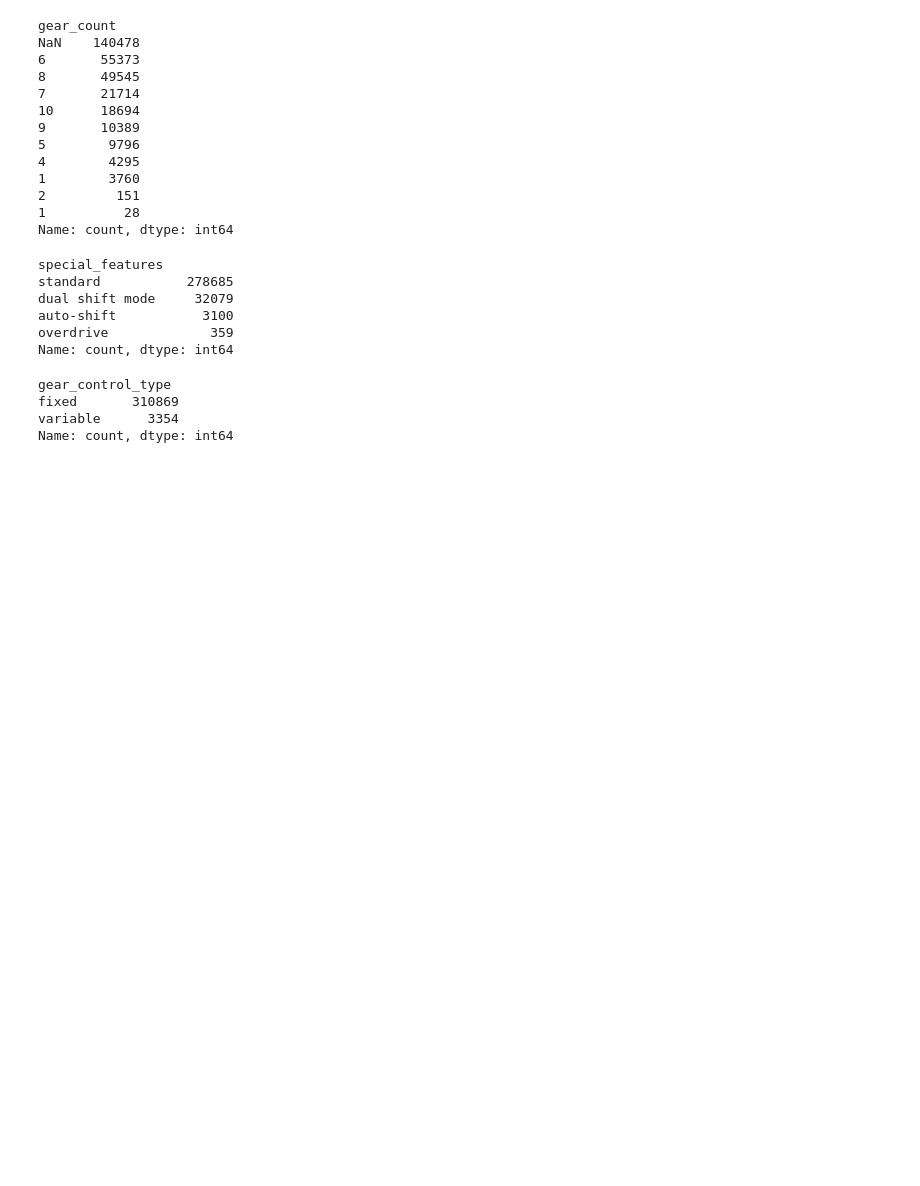
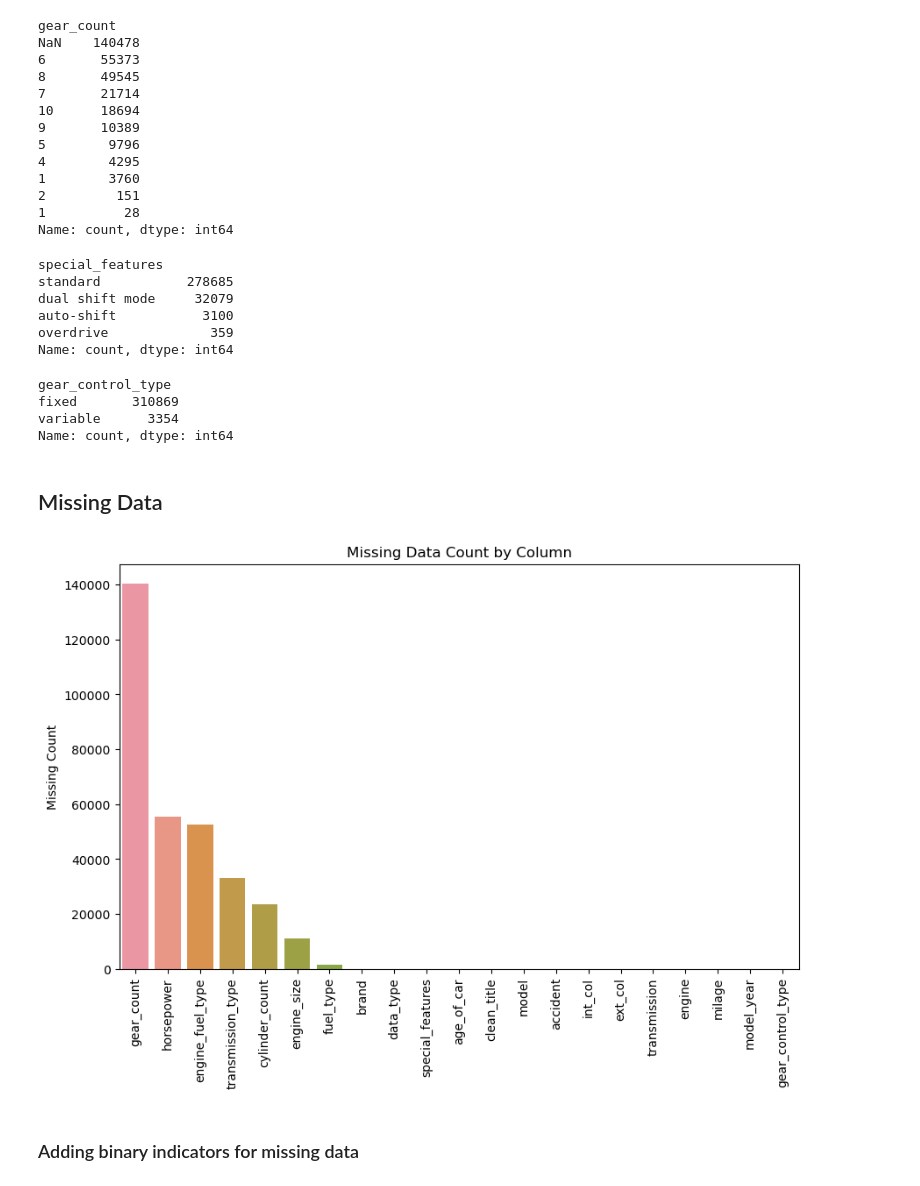
Before and after one commit to recepsenoglu/kaggle-used-car-price-regression, a Jupyter notebook: main.ipynb, the cells around one changed output. Saved outputs shown, nothing was run; the diff lists cells and outputs as text; code cells hidden in the pictures; blank space fills up the shorter version.

```diff
--- a/main.ipynb
+++ b/main.ipynb
@@ -59,6 +59,8 @@ Data columns (total 13 columns):
 dtypes: int64(4), object(9)
 memory usage: 18.7+ MB
 # %%
+df_train['data_type'] = 'train'
+df_test['data_type'] = 'test'
 df = pd.concat([df_train, df_test], axis=0)
 # %%
 df.drop(columns=['id'], inplace=True)
@@ -466,3 +431,17 @@ gear_control_type
 fixed       310869
 variable      3354
 Name: count, dtype: int64
+# %% [markdown]
+## Missing Data
+# %%
+missing_data = df.drop(columns=['price']).isnull().sum().sort_values(ascending=False)
+plt.figure(figsize=(10,6))
+sns.barplot(x=missing_data.index, y=missing_data.values)
+plt.xticks(rotation=90)
+plt.title('Missing Data Count by Column')
+plt.ylabel('Missing Count')
+plt.show()
+# %% [output]
+[figure, added]
+# %% [markdown]
+### Adding binary indicators for missing data
```
Also changed, not shown: parts of 31 cells of this notebook, 1 other file.
